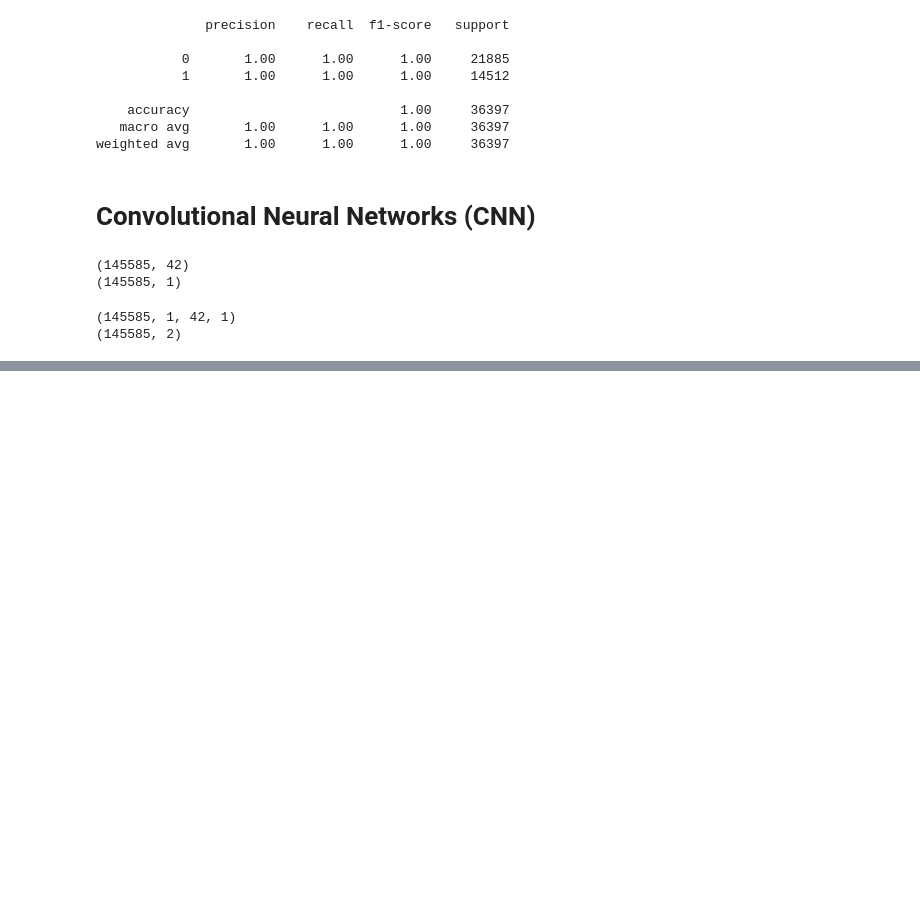
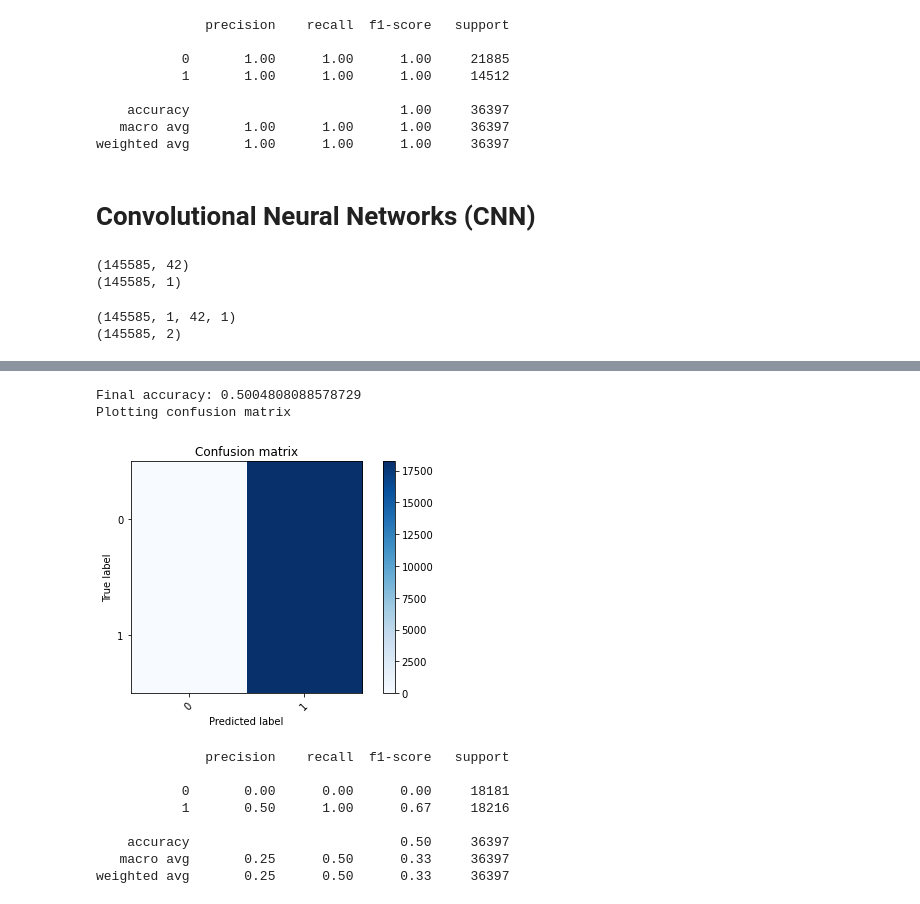
Before and after one commit to Justin-Singh125125/Fall-2021, a Jupyter notebook: CSC-180/Project 2/index.ipynb, the cells around one changed output, grey strips where cells are left out. Drawn from its saved outputs; the diff is of its cells as text; code cells hidden in the pictures; blank space fills up the shorter version.

```diff
--- a/CSC-180/Project 2/index.ipynb
+++ b/CSC-180/Project 2/index.ipynb
@@ -252,0 +261,54 @@ ValueError: A target array with shape (109188, 2) was passed for an output of sh
+# %%
+cnn = Sequential()
+cnn.add(Conv2D(5, kernel_size=(1, 2), strides=(1, 1),
+                 activation='relu',
+                 input_shape=(1, 42, 1)))
+
+cnn.add(MaxPooling2D(pool_size=(1,2)))
+
+cnn.add(Conv2D(5, kernel_size=(1, 2), strides=(1, 1),
+                 activation='relu'))
+cnn.add(MaxPooling2D(pool_size=(1,2)))
+
+
+cnn.add(Flatten())
+cnn.add(Dense(5, activation="relu"))
+cnn.add(Dropout(0.5))
+cnn.add(Dense(2, activation="softmax"))
+
+# define optimizer and objective, compile cnn
+
+cnn.compile(loss="categorical_crossentropy", optimizer="adam")
+
+cnn.load_weights('best_weights2.hdf5') # load weights from best model
+
+
+pred = cnn.predict(x_test)
+pred = np.argmax(pred,axis=1)
+y_true = np.argmax(y_test,axis=1)
+
+
+score = metrics.accuracy_score(y_true, pred)
+print("Final accuracy: {}".format(score))
+
+cm = confusion_matrix(y_true, pred)
+
+print('Plotting confusion matrix')
+
+plt.figure()
+helpers.plot_confusion_matrix(cm, outcome)
+plt.show()
+
+print(classification_report(y_true, pred))
+# %% [output]
+Final accuracy: 0.5004808088578729
+Plotting confusion matrix
+[figure, added]
+              precision    recall  f1-score   support
+
+           0       0.00      0.00      0.00     18181
+           1       0.50      1.00      0.67     18216
+
+    accuracy                           0.50     36397
+   macro avg       0.25      0.50      0.33     36397
+weighted avg       0.25      0.50      0.33     36397
```
Also changed, not shown: parts of 1 cell of this notebook, 3 other files.
